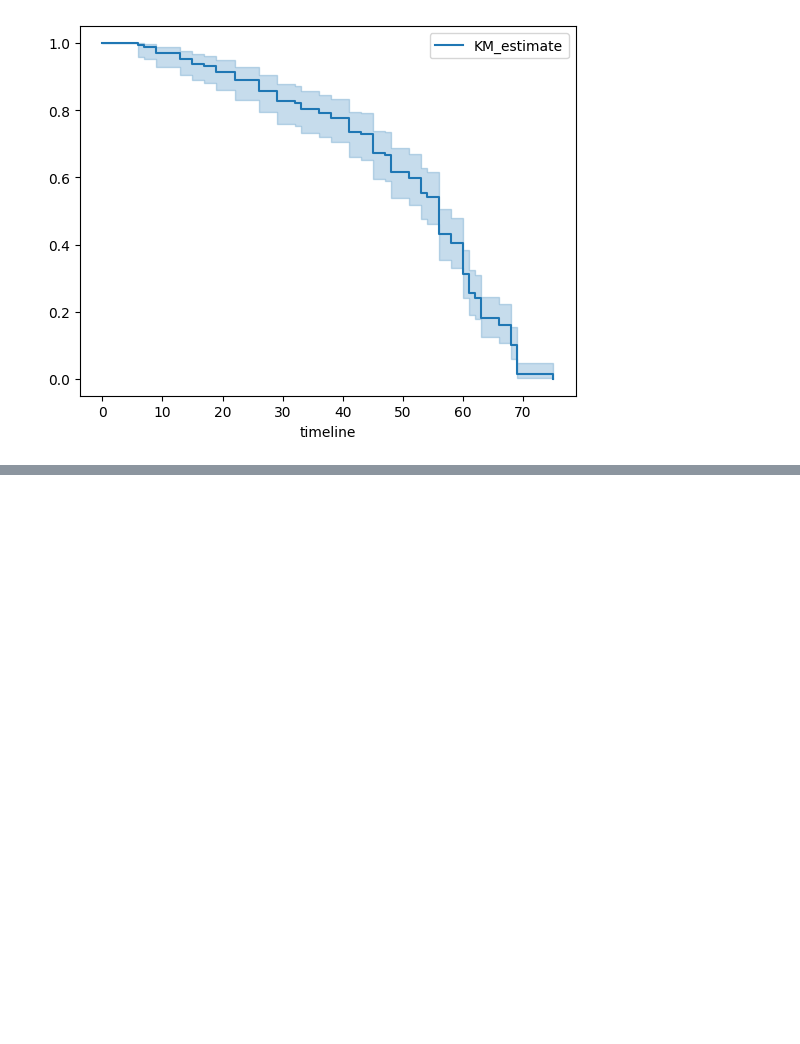
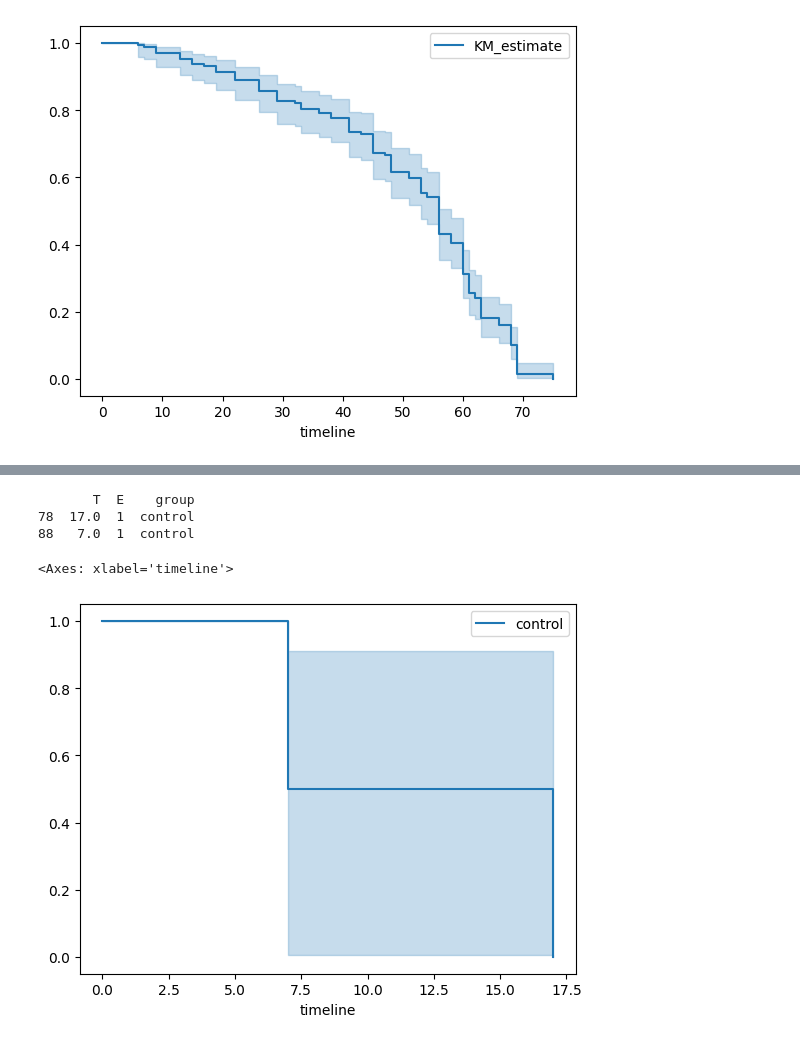
Before and after one commit to 0xdomyz/python_collection, a Jupyter notebook: model/survival/lifelines_km.ipynb, the cells around one changed output, grey strips where cells are left out. Cells and saved outputs as stored; diff of their text form; code cells hidden in the pictures; blank space fills up the shorter version.

```diff
--- a/model/survival/lifelines_km.ipynb
+++ b/model/survival/lifelines_km.ipynb
@@ -81,0 +175,17 @@ kmf.plot()
+# %%
+sdf = df.query('group == "control" and T < 20 and E == 1')
+print(sdf.to_string())
+
+kmf.fit(
+    sdf["T"],
+    event_observed=sdf["E"],
+    label="control",
+)
+
+kmf.plot()
+# %% [output]
+       T  E    group
+78  17.0  1  control
+88   7.0  1  control
+<Axes: xlabel='timeline'>
+[figure, added]
```
Also changed, not shown: parts of 18 cells of this notebook.
